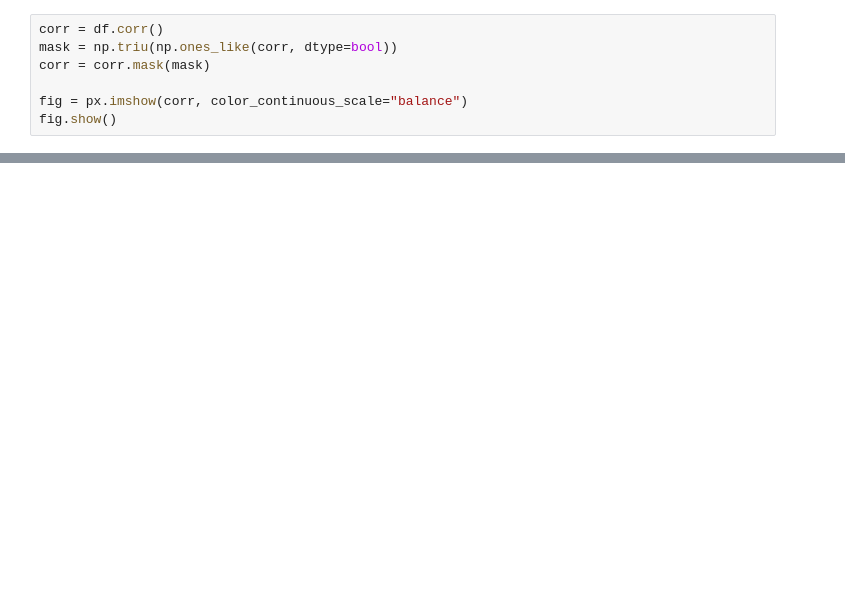
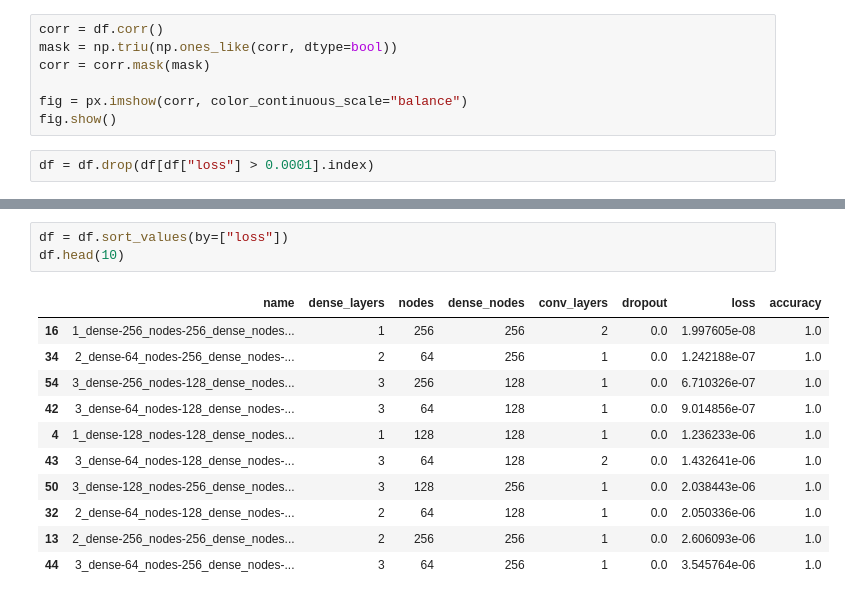
Before and after one commit to lfhohmann/robocup_jr_tensorflow_cnn, a Jupyter notebook: 4.model_analysis.ipynb, the cells around one changed output, grey strips where cells are left out. Cells and saved outputs as stored; diff of their text form; blank space fills up the shorter version.

```diff
--- a/4.model_analysis.ipynb
+++ b/4.model_analysis.ipynb
@@ -11,3 +30,5 @@ corr = corr.mask(mask)
 
 fig = px.imshow(corr, color_continuous_scale="balance")
 fig.show()
+# %%
+df = df.drop(df[df["loss"] > 0.0001].index)
@@ -13,0 +50,15 @@ fig.show()
+# %%
+df = df.sort_values(by=["loss"])
+df.head(10)
+# %% [output]
+|  | name | dense_layers | nodes | dense_nodes | conv_layers | dropout | loss | accuracy |
+| 16 | 1_dense-256_nodes-256_dense_nodes... | 1 | 256 | 256 | 2 | 0.0 | 1.997605e-08 | 1.0 |
+| 34 | 2_dense-64_nodes-256_dense_nodes-... | 2 | 64 | 256 | 1 | 0.0 | 1.242188e-07 | 1.0 |
+| 54 | 3_dense-256_nodes-128_dense_nodes... | 3 | 256 | 128 | 1 | 0.0 | 6.710326e-07 | 1.0 |
+| 42 | 3_dense-64_nodes-128_dense_nodes-... | 3 | 64 | 128 | 1 | 0.0 | 9.014856e-07 | 1.0 |
+| 4 | 1_dense-128_nodes-128_dense_nodes... | 1 | 128 | 128 | 1 | 0.0 | 1.236233e-06 | 1.0 |
+| 43 | 3_dense-64_nodes-128_dense_nodes-... | 3 | 64 | 128 | 2 | 0.0 | 1.432641e-06 | 1.0 |
+| 50 | 3_dense-128_nodes-256_dense_nodes... | 3 | 128 | 256 | 1 | 0.0 | 2.038443e-06 | 1.0 |
+| 32 | 2_dense-64_nodes-128_dense_nodes-... | 2 | 64 | 128 | 1 | 0.0 | 2.050336e-06 | 1.0 |
+| 13 | 2_dense-256_nodes-256_dense_nodes... | 2 | 256 | 256 | 1 | 0.0 | 2.606093e-06 | 1.0 |
+| 44 | 3_dense-64_nodes-256_dense_nodes-... | 3 | 64 | 256 | 1 | 0.0 | 3.545764e-06 | 1.0 |
```
Also changed, not shown: parts of 4 cells of this notebook.
